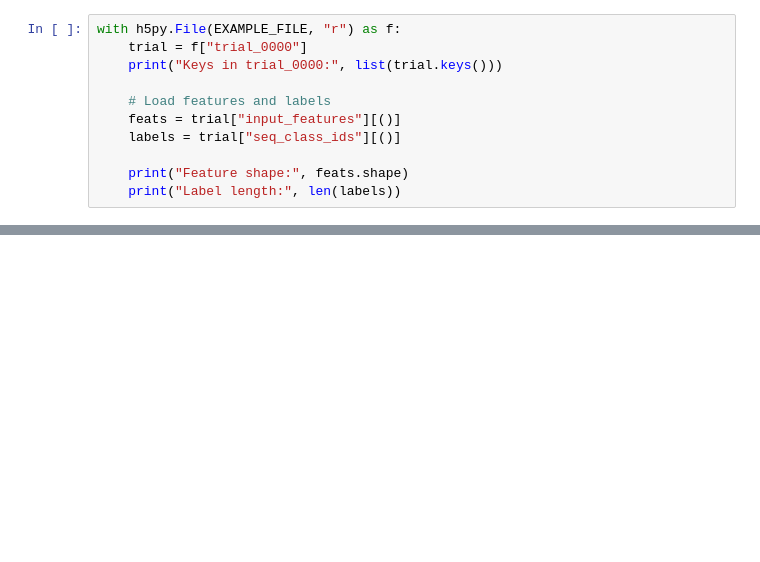
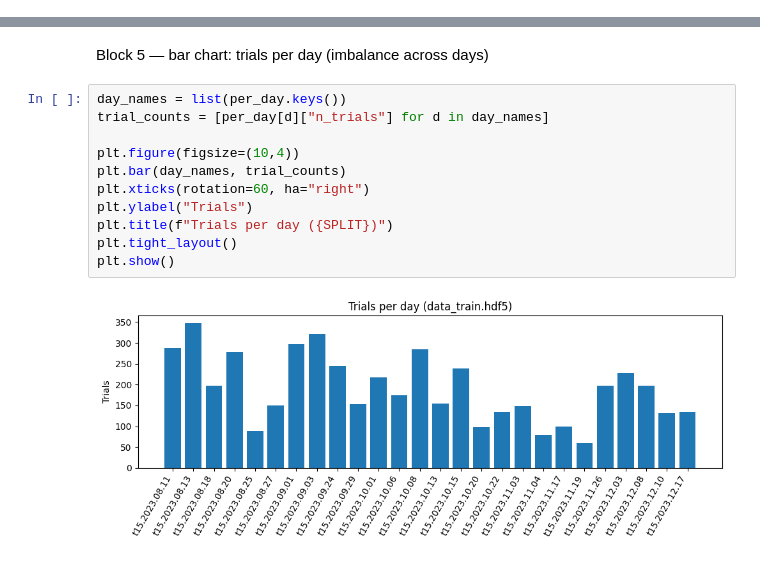
Before and after one commit to viljanenjuho/DM-TA, a Jupyter notebook: Notebooks/01_data_exploration.ipynb, the cells around one changed output, grey strips where cells are left out. Drawn from its saved outputs; the diff is of its cells as text; blank space fills up the shorter version.

```diff
--- a/Notebooks/01_data_exploration.ipynb
+++ b/Notebooks/01_data_exploration.ipynb
@@ -17,11 +8,0 @@ Error:
-# %%
-with h5py.File(EXAMPLE_FILE, "r") as f:
-    trial = f["trial_0000"]
-    print("Keys in trial_0000:", list(trial.keys()))
-
-    # Load features and labels
-    feats = trial["input_features"][()]
-    labels = trial["seq_class_ids"][()]
-
-    print("Feature shape:", feats.shape)
-    print("Label length:", len(labels))
@@ -30,0 +126,15 @@ print("Labels:", labels[:20])                   # first 20 labels
+# %% [markdown]
+Block 5 — bar chart: trials per day (imbalance across days)
+# %%
+day_names = list(per_day.keys())
+trial_counts = [per_day[d]["n_trials"] for d in day_names]
+
+plt.figure(figsize=(10,4))
+plt.bar(day_names, trial_counts)
+plt.xticks(rotation=60, ha="right")
+plt.ylabel("Trials")
+plt.title(f"Trials per day ({SPLIT})")
+plt.tight_layout()
+plt.show()
+# %% [output]
+[figure, added]
```
Also changed, not shown: parts of 17 cells of this notebook, 2 other files.
